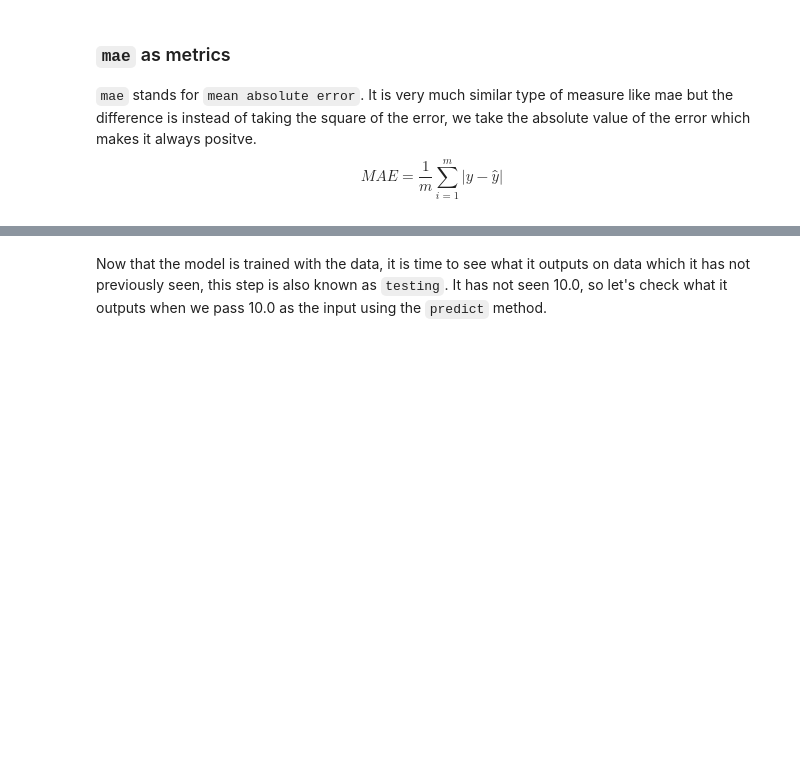
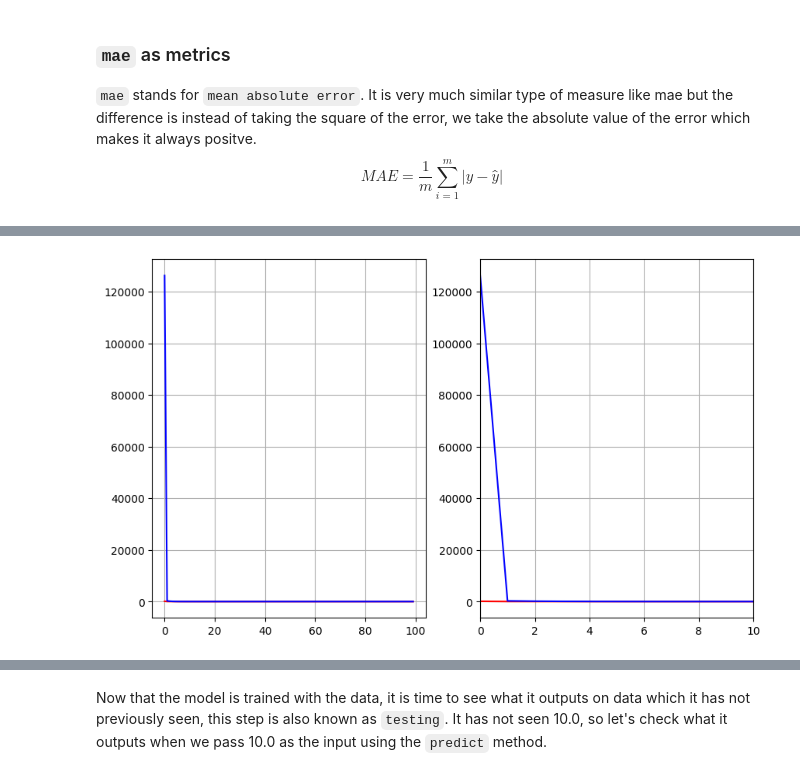
Before and after one commit to Arup3201/deep-learning-materials, a Jupyter notebook: 1_Basics_of_Neural_Networks.ipynb, the cells around one changed output, grey strips where cells are left out. Drawn from its saved outputs; the diff is of its cells as text; code cells hidden in the pictures; blank space fills up the shorter version.

```diff
--- a/1_Basics_of_Neural_Networks.ipynb
+++ b/1_Basics_of_Neural_Networks.ipynb
@@ -331,0 +356,24 @@ model.fit(X, Y, epochs=100)
+# %%
+# Define the figure with a figure size
+fig, ax = plt.subplots(nrows=1, ncols=2, figsize=(10, 6))
+
+# Create the epochs sequence
+epochs = np.arange(100)
+
+# Plot the Xs and Ys for first 10 values
+ax[0].plot(epochs, history.history['mae'], 'r-', label="MAE")
+ax[0].plot(epochs, history.history['loss'], 'b-', label='Loss')
+
+ax[1].plot(epochs, history.history['mae'], 'r-', label="MAE")
+ax[1].plot(epochs, history.history['loss'], 'b-', label='Loss')
+
+ax[1].set_xlim(0, 10)
+
+# Overlay a grid on the graph
+ax[0].grid(True)
+ax[1].grid(True)
+
+# Draw the graph on screen
+plt.show()
+# %% [output]
+[figure, added]
```
Also changed, not shown: parts of 15 cells of this notebook.
